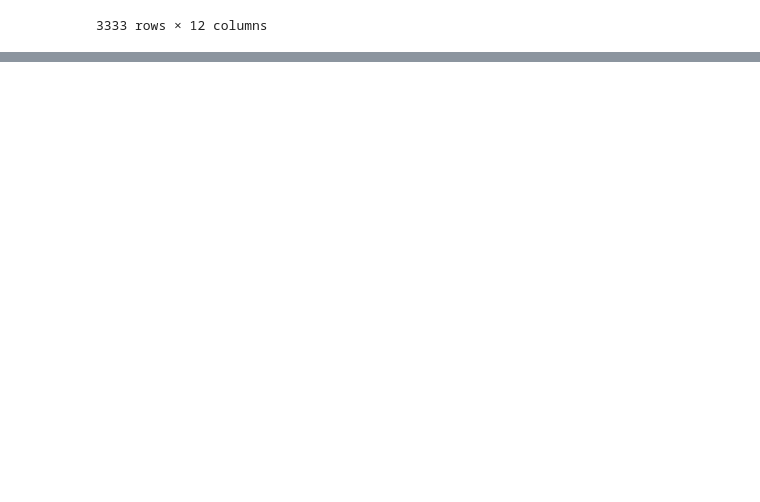
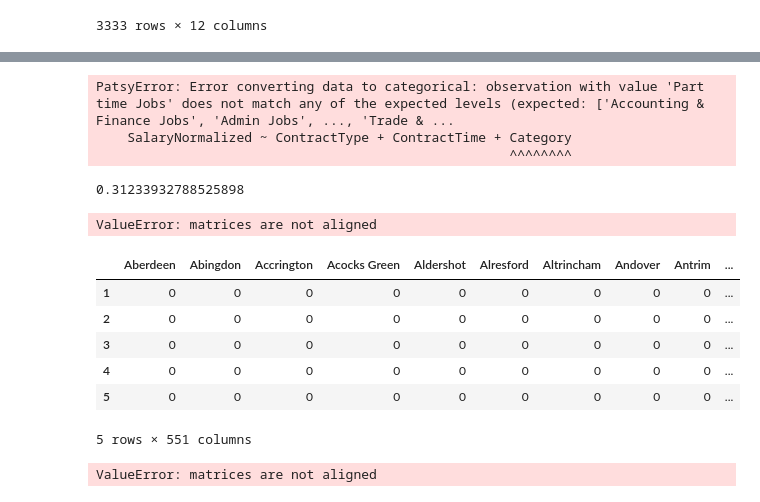
Before and after one commit to asbhat/data-science-class, a Jupyter notebook: linear-regression-assignment/2.11 Linear Regression.ipynb, the cells around one changed output, grey strips where cells are left out. Drawn from its saved outputs; the diff is of its cells as text; code cells hidden in the pictures; blank space fills up the shorter version.

Commit message:
sklearn model.predict() not working

```diff
--- a/linear-regression-assignment/2.11 Linear Regression.ipynb
+++ b/linear-regression-assignment/2.11 Linear Regression.ipynb
@@ -547,0 +550,2 @@ dataTest
+# %%
+test = pd.read_csv('test.csv')
@@ -547,0 +635,33 @@ dataTest
+# %%
+testdf = model.predict(test)
+# %% [output]
+PatsyError: Error converting data to categorical: observation with value 'Part time Jobs' does not match any of the expected levels (expected: ['Accounting & Finance Jobs', 'Admin Jobs', ..., 'Trade & ...
+    SalaryNormalized ~ ContractType + ContractTime + Category
+                                                     ^^^^^^^^
+# %%
+X = pd.get_dummies(data.LocationNormalized).join([pd.get_dummies(data.ContractType), pd.get_dummies(data.Category)])
+model = LinearRegression()
+model.fit(X, data.SalaryNormalized)
+model.score(X, data.SalaryNormalized)
+# %% [output]
+0.31233932788525898
+# %%
+test['salary'] = model.predict(pd.get_dummies(test.LocationNormalized).join([pd.get_dummies(test.ContractType), pd.get_dummies(test.Category)]))
+# %% [output]
+ValueError: matrices are not aligned
+# %%
+XTest = pd.get_dummies(test.LocationNormalized).join([pd.get_dummies(test.ContractType), pd.get_dummies(test.Category)])
+# %%
+XTest.head()
+# %% [output]
+|  | Aberdeen | Abingdon | Accrington | Acocks Green | Aldershot | Alresford | Altrincham | Andover | Antrim | ... |
+| 1 | 0 | 0 | 0 | 0 | 0 | 0 | 0 | 0 | 0 | ... |
+| 2 | 0 | 0 | 0 | 0 | 0 | 0 | 0 | 0 | 0 | ... |
+| 3 | 0 | 0 | 0 | 0 | 0 | 0 | 0 | 0 | 0 | ... |
+| 4 | 0 | 0 | 0 | 0 | 0 | 0 | 0 | 0 | 0 | ... |
+| 5 | 0 | 0 | 0 | 0 | 0 | 0 | 0 | 0 | 0 | ... |
+5 rows × 551 columns
+# %%
+test['salary'] = model.predict(XTest)
+# %% [output]
+ValueError: matrices are not aligned
```
Also changed, not shown: parts of 6 cells of this notebook.
